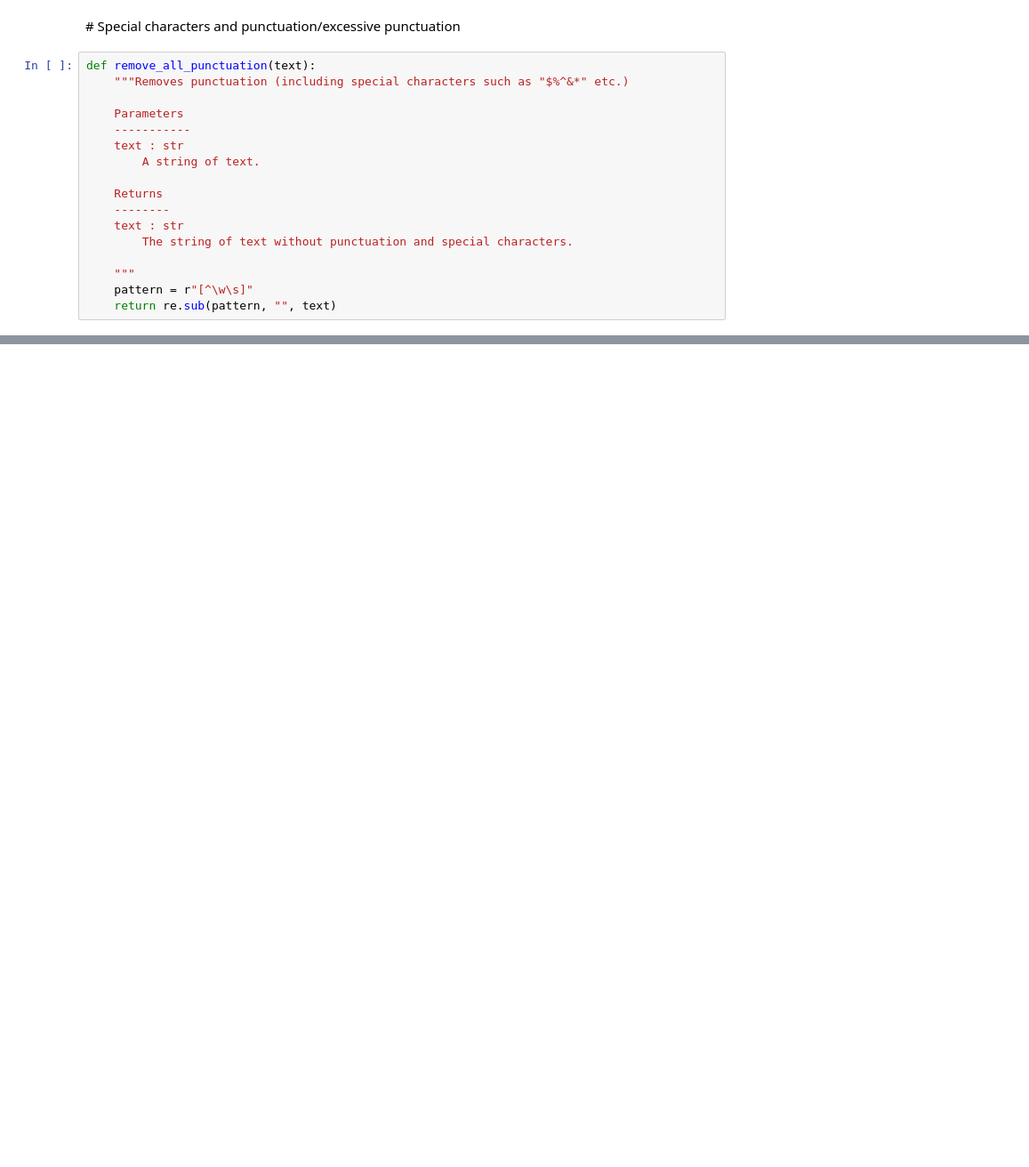
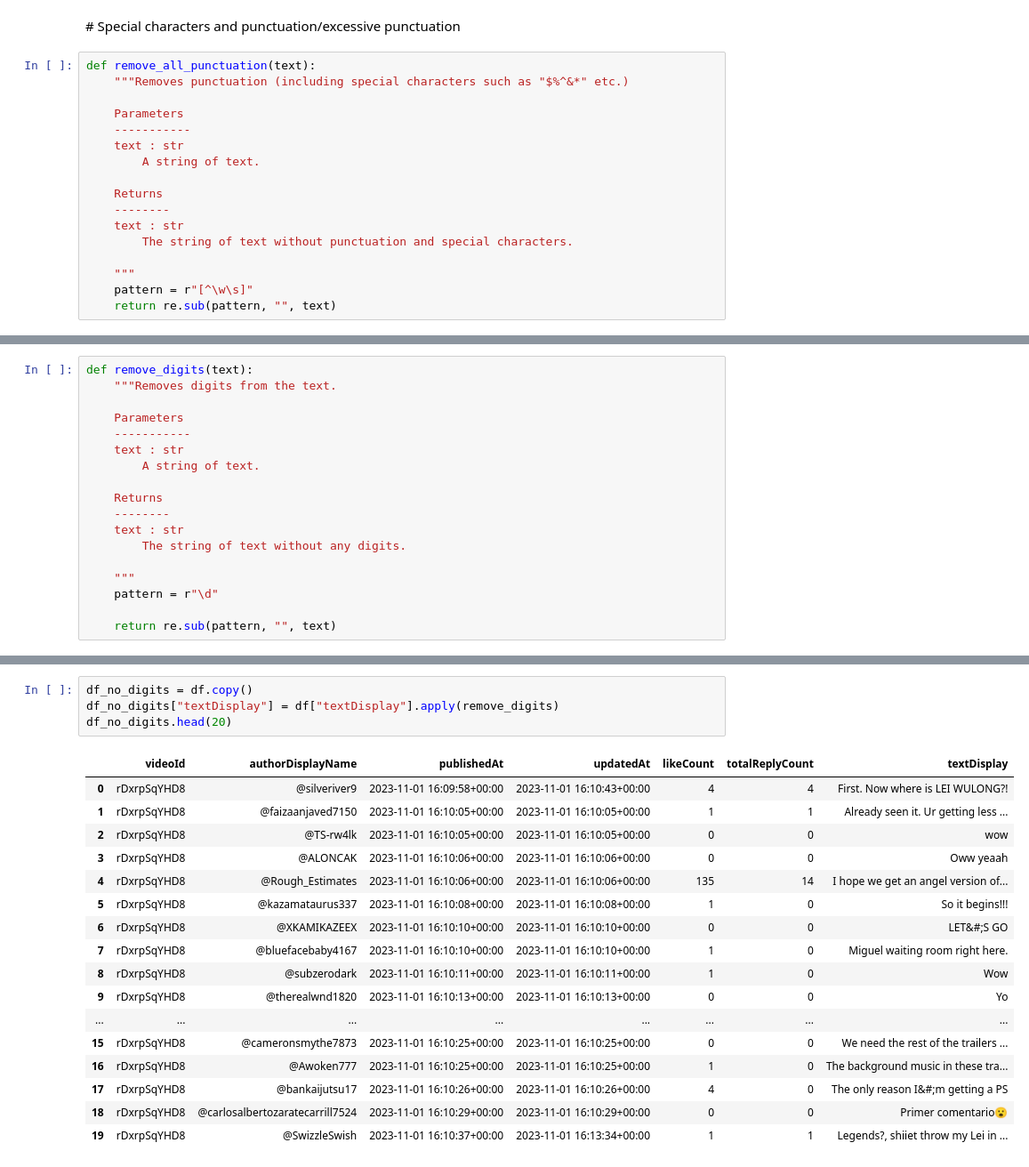
Before and after one commit to JonR45/TekkenNLP, a Jupyter notebook: notebooks/2.0.pre-processing_cleaning.ipynb, the cells around one changed output, grey strips where cells are left out. Shown at 89% size. Saved outputs shown, nothing was run; the diff lists cells and outputs as text; blank space fills up the shorter version.

```diff
--- a/notebooks/2.0.pre-processing_cleaning.ipynb
+++ b/notebooks/2.0.pre-processing_cleaning.ipynb
@@ -357,3 +357,21 @@ df_punctuation_removed.tail(20)
 | 2038 | rDxrpSqYHD8 | @pureOwarrior | 2023-12-26 19:34:16+00:00 | 2023-12-26 19:34:16+00:00 | 0 | 0 | Wished if this was Lee actual rag... |
 | 2039 | rDxrpSqYHD8 | @369dakuza | 2023-12-27 20:24:12+00:00 | 2023-12-27 20:24:12+00:00 | 0 | 0 | marduk armor king common my mains... |
 | 2040 | rDxrpSqYHD8 | @backtobaking4054 | 2023-12-28 01:27:40+00:00 | 2023-12-28 01:27:40+00:00 | 0 | 0 | Legends |
+# %%
+def remove_digits(text):
+    """Removes digits from the text.
+
+    Parameters
+    -----------
+    text : str
+        A string of text.
+
+    Returns
+    --------
+    text : str
+        The string of text without any digits.
+
+    """
+    pattern = r"\d"
+
+    return re.sub(pattern, "", text)
@@ -359,0 +398,22 @@ df_punctuation_removed.tail(20)
+# %%
+df_no_digits = df.copy()
+df_no_digits["textDisplay"] = df["textDisplay"].apply(remove_digits)
+df_no_digits.head(20)
+# %% [output]
+|  | videoId | authorDisplayName | publishedAt | updatedAt | likeCount | totalReplyCount | textDisplay |
+| 0 | rDxrpSqYHD8 | @silveriver9 | 2023-11-01 16:09:58+00:00 | 2023-11-01 16:10:43+00:00 | 4 | 4 | First. Now where is LEI WULONG?! |
+| 1 | rDxrpSqYHD8 | @faizaanjaved7150 | 2023-11-01 16:10:05+00:00 | 2023-11-01 16:10:05+00:00 | 1 | 1 | Already seen it. Ur getting less ... |
+| 2 | rDxrpSqYHD8 | @TS-rw4lk | 2023-11-01 16:10:05+00:00 | 2023-11-01 16:10:05+00:00 | 0 | 0 | wow |
+| 3 | rDxrpSqYHD8 | @ALONCAK | 2023-11-01 16:10:06+00:00 | 2023-11-01 16:10:06+00:00 | 0 | 0 | Oww yeaah |
+| 4 | rDxrpSqYHD8 | @Rough_Estimates | 2023-11-01 16:10:06+00:00 | 2023-11-01 16:10:06+00:00 | 135 | 14 | I hope we get an angel version of... |
+| 5 | rDxrpSqYHD8 | @kazamataurus337 | 2023-11-01 16:10:08+00:00 | 2023-11-01 16:10:08+00:00 | 1 | 0 | So it begins!!! |
+| 6 | rDxrpSqYHD8 | @XKAMIKAZEEX | 2023-11-01 16:10:10+00:00 | 2023-11-01 16:10:10+00:00 | 0 | 0 | LET&#;S GO |
+| 7 | rDxrpSqYHD8 | @bluefacebaby4167 | 2023-11-01 16:10:10+00:00 | 2023-11-01 16:10:10+00:00 | 1 | 0 | Miguel waiting room right here. |
+| 8 | rDxrpSqYHD8 | @subzerodark | 2023-11-01 16:10:11+00:00 | 2023-11-01 16:10:11+00:00 | 1 | 0 | Wow |
+| 9 | rDxrpSqYHD8 | @therealwnd1820 | 2023-11-01 16:10:13+00:00 | 2023-11-01 16:10:13+00:00 | 0 | 0 | Yo |
+| ... | ... | ... | ... | ... | ... | ... | ... |
+| 15 | rDxrpSqYHD8 | @cameronsmythe7873 | 2023-11-01 16:10:25+00:00 | 2023-11-01 16:10:25+00:00 | 0 | 0 | We need the rest of the trailers ... |
+| 16 | rDxrpSqYHD8 | @Awoken777 | 2023-11-01 16:10:25+00:00 | 2023-11-01 16:10:25+00:00 | 1 | 0 | The background music in these tra... |
+| 17 | rDxrpSqYHD8 | @bankaijutsu17 | 2023-11-01 16:10:26+00:00 | 2023-11-01 16:10:26+00:00 | 4 | 0 | The only reason I&#;m getting a PS |
+| 18 | rDxrpSqYHD8 | @carlosalbertozaratecarrill7524 | 2023-11-01 16:10:29+00:00 | 2023-11-01 16:10:29+00:00 | 0 | 0 | Primer comentario😮 |
+| 19 | rDxrpSqYHD8 | @SwizzleSwish | 2023-11-01 16:10:37+00:00 | 2023-11-01 16:13:34+00:00 | 1 | 1 | Legends?, shiiet throw my Lei in ... |
```
Also changed, not shown: parts of 3 cells of this notebook, 4 other files.
